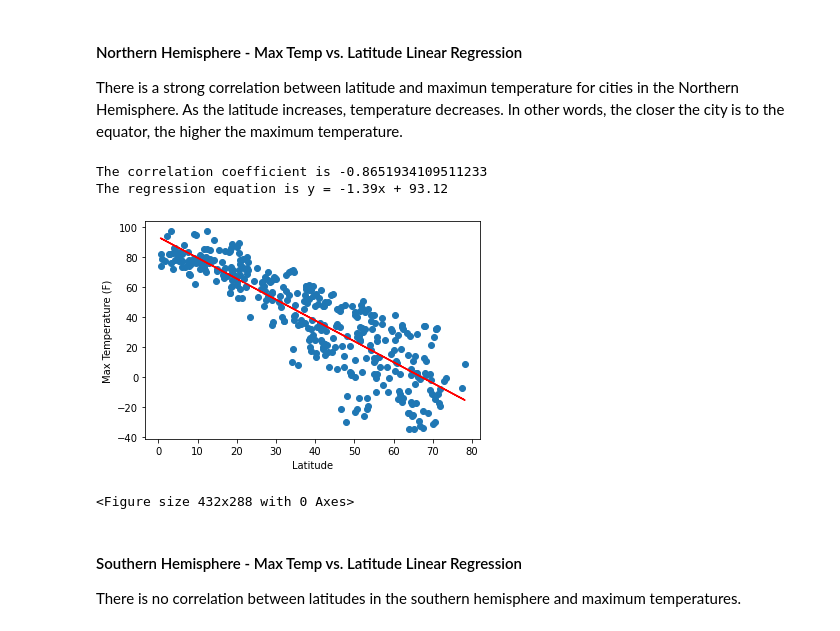
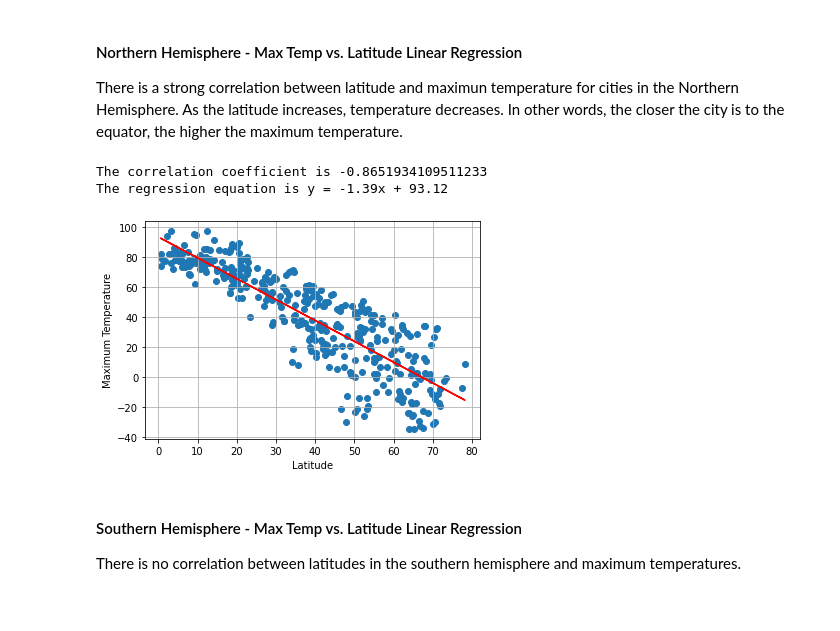
Before and after one commit to norojordan/python-api-challenge, a Jupyter notebook: WeatherPy/WeatherPy.ipynb, the cells around one changed output. Cells and saved outputs as stored; diff of their text form; code cells hidden in the pictures.

Commit message:
lin regress for each scatter

```diff
--- a/WeatherPy/WeatherPy.ipynb
+++ b/WeatherPy/WeatherPy.ipynb
@@ -317,19 +315,29 @@ def line_regr(x_values, y_values, yaxis):
 ####  Northern Hemisphere - Max Temp vs. Latitude Linear Regression
 
 There is a strong correlation between latitude and maximun temperature for cities in the Northern Hemisphere. As the latitude increases, temperature decreases. In other words, the closer the city is to the equator, the higher the maximum temperature.
-# %%
-# Call regression function for Northern Hemisphere - max temp vs. latitude
-
-x_values = northern_df['Latitude']
-y_values = northern_df['Max Temp']
-line_regr(x_values,y_values,'Max Temperature (F)')
-
-plt.savefig("NHlatvstemp.png")
-# %% [output]
-The correlation coefficient is -0.8651934109511233
-The regression equation is y = -1.39x + 93.12
-[figure, removed]
-<Figure size 432x288 with 0 Axes>
+# %%
+# Plot scatter plot with line of regression for Northern Hemisphere - max temp vs. latitude
+
+x_values = northern_df['Latitude']
+y_values = northern_df['Max Temp']
+
+(slope, intercept, rvalue, pvalue, stderr) = linregress(x_values, y_values)
+regress_values = slope * x_values + intercept
+line_eq = "y = " + str(round(slope,2)) + "x + " + str(round(intercept,2))
+
+plt.scatter(x_values,y_values)
+plt.plot(x_values,regress_values, color = "red")
+plt.xlabel('Latitude')
+plt.ylabel('Maximum Temperature')
+plt.savefig("NHlatvstemp.png")
+plt.grid(True)
+print(f"The correlation coefficient is {rvalue}")
+print(f"The regression equation is {line_eq}")
+plt.show()
+# %% [output]
+The correlation coefficient is -0.8651934109511233
+The regression equation is y = -1.39x + 93.12
+[figure, added]
 # %% [markdown]
 ####  Southern Hemisphere - Max Temp vs. Latitude Linear Regression
 
```
Also changed, not shown: parts of 16 cells of this notebook, 12 other files.
